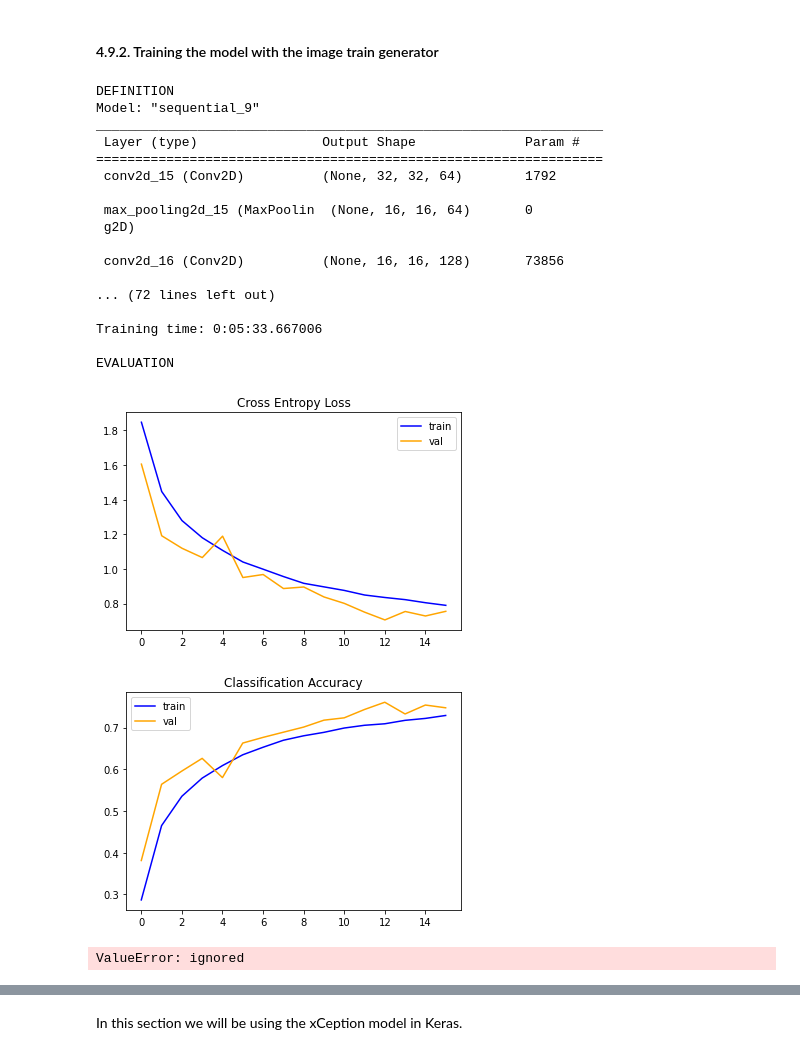
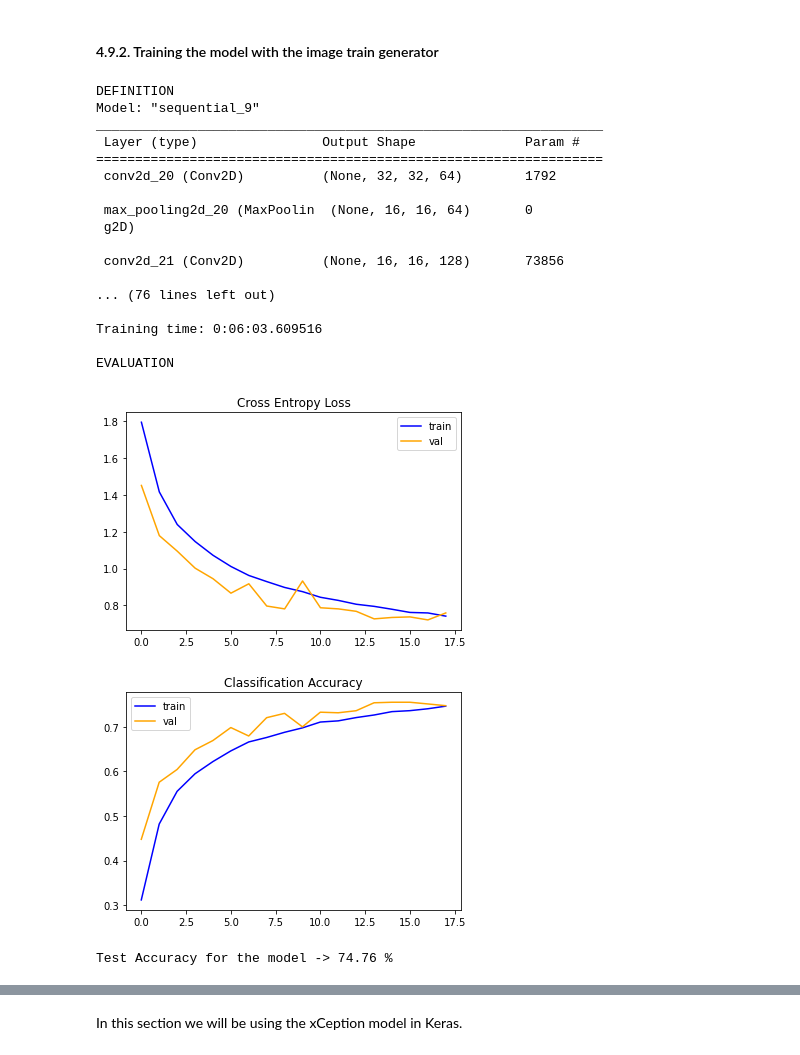
Before and after one commit to Maycas/DeepLearning-CIFAR10, a Jupyter notebook: CNN_Image_Classification_CIFAR10_{Marc_Maycas}.ipynb, the cells around one changed output, grey strips where cells are left out. Cells and saved outputs as stored; diff of their text form; code cells hidden in the pictures.

```diff
--- a/CNN_Image_Classification_CIFAR10_{Marc_Maycas}.ipynb
+++ b/CNN_Image_Classification_CIFAR10_{Marc_Maycas}.ipynb
@@ -362,7 +363,7 @@ model_evaluations.append(
 # %% [markdown]
 Before defining the model we will create some additional functions to avoid code repetition and possible errors. The idea is to prepare as much of a pipeline as possible so we can analyse results more easily.
 # %%
-def model_evaluation(model, x_test, y_test, history, plot_graphs = True, plot_images = True):
+def model_evaluation(model, x_test, y_test, history, plot_graphs = True):
     if plot_graphs:
         # cross entropy loss plot
         plt.title('Cross Entropy Loss')
@@ -384,9 +385,6 @@ def model_evaluation(model, x_test, y_test, history, plot_graphs = True, plot_im
 
     predictions = model.predict(x_test)
 
-    if plot_images:
-        plot_cifar_results(predictions, x_test, y_test)
-
     return acc
 
 def storing_evaluation_results(model_list, model_name, accuracy, training_time):
@@ -1025,8 +1043,6 @@ plt.show()
 # %% [markdown]
 #### 4.9.2. Training the model with the image train generator <a class="anchor" id="train_generator_training_model"></a>
 # %%
-#TODO: Review
-
 # MODEL DEFINITION
 print("DEFINITION")
 
@@ -1073,41 +1089,39 @@ print("\nTRAINING")
 t = time.perf_counter()
 # training model
 history = model.fit(
                     train_generator,
                     validation_data = validation_generator,
-                    #validation_data = (x_val, y_val),
                     epochs = EPOCHS,
                     steps_per_epoch = int(x_train.shape[0] / generator_batch_size),
-                    #validation_steps = int(x_val.shape[0] / generator_batch_size),
                     use_multiprocessing = False,
                     callbacks = [callback_accuracy, callback_loss]
           )
 # show total elapsed time
 elapsed_time = datetime.timedelta(seconds=(time.perf_counter() - t))
 print('\n\nTraining time:', elapsed_time)
 
 
 # EVALUATION
 print("\nEVALUATION")
-acc = model_evaluation(model, x_test, y_test, history, True, True)
+acc = model_evaluation(model, x_test, y_test_encoded, history, True)
 # %% [output]
 DEFINITION
 Model: "sequential_9"
 _________________________________________________________________
  Layer (type)                Output Shape              Param #
 =================================================================
- conv2d_15 (Conv2D)          (None, 32, 32, 64)        1792
+ conv2d_20 (Conv2D)          (None, 32, 32, 64)        1792
 
- max_pooling2d_15 (MaxPoolin  (None, 16, 16, 64)       0
+ max_pooling2d_20 (MaxPoolin  (None, 16, 16, 64)       0
  g2D)
 
- conv2d_16 (Conv2D)          (None, 16, 16, 128)       73856
+ conv2d_21 (Conv2D)          (None, 16, 16, 128)       73856
 
-... (72 lines left out)
+... (76 lines left out)
 
-Training time: 0:05:33.667006
+Training time: 0:06:03.609516
 
 EVALUATION
-[figure, old version]
+[figure, new version]
-[figure, old version]
+[figure, new version]
-ValueError: ignored
+Test Accuracy for the model -> 74.76 %
```
Also changed, not shown: parts of 28 cells of this notebook.
